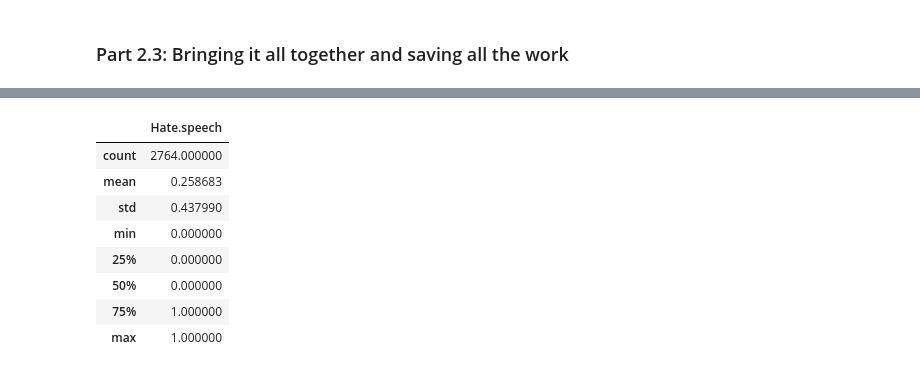
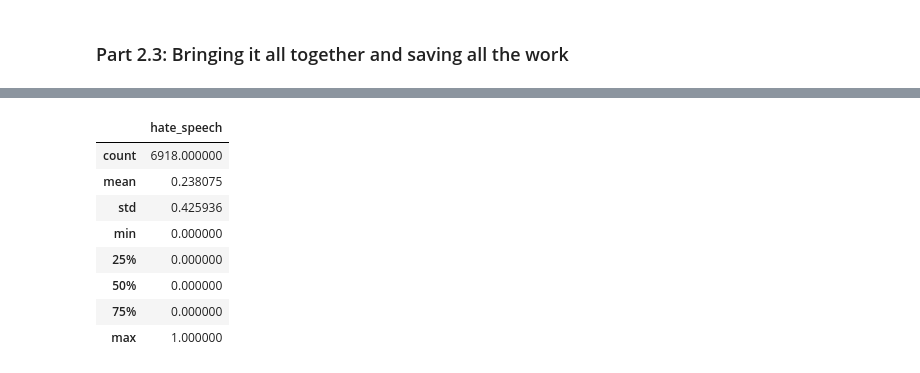
Before and after one commit to luciananobrega/hate_speech_detector, a Jupyter notebook: code/getting_data.ipynb, the cells around one changed output, grey strips where cells are left out. Saved outputs shown, nothing was run; the diff lists cells and outputs as text; code cells hidden in the pictures.

```diff
--- a/code/getting_data.ipynb
+++ b/code/getting_data.ipynb
@@ -97,2 +83,3 @@ dataset_fortuna.describe()
 # %%
-dataset_fortuna
+dataset_fortuna = dataset_fortuna[['text', 'Hate.speech']]
+dataset_fortuna.columns = ['text', 'hate_speech']
@@ -113,6 +86 @@ dataset_fortuna
-# %%
-# dropping all NA values, we'll delete those tweets that are not available anymore.
-# as we can't check the content, I prefered to drop them.
-dataset_fortuna.loc[dataset_fortuna["data"] == 'NA', "data"] = pd.NaT
-dataset_fortuna = dataset_fortuna.dropna()
 # %%
@@ -145,10 +102,10 @@ dataset_fortuna.describe()
 # %% [markdown]
 ### Part 2.2: Change dataset_depelle to same format as dataset_fortuna
 # %%
-cols = dataset_depelle.columns.tolist()
+cols = dataset_depelle_2.columns.tolist()
 cols = cols[::-1] #reverting cols
-dataset_depelle = dataset_depelle[cols]
-dataset_depelle['class'] = dataset_depelle['class'].map({'yes': 1, 'no': 0})
-dataset_depelle.columns = ['data', 'Hate.speech']
-dataset_depelle.head()
+dataset_depelle_2 = dataset_depelle_2[cols]
+dataset_depelle_2['class'] = dataset_depelle_2['class'].map({'yes': 1, 'no': 0})
+dataset_depelle_2.columns = ['text', 'hate_speech']
+dataset_depelle_2
 # %% [output]
@@ -161,6 +146,6 @@ dataset_depelle.head()
 # %% [markdown]
 ### Part 2.3: Bringing it all together and saving all the work
 # %%
-full_dataset =  pd.concat([dataset_fortuna, dataset_depelle], ignore_index=True)
-full_dataset
+full_dataset_2 = pd.concat([dataset_fortuna, dataset_depelle_2], ignore_index=True)
+full_dataset_2
 # %% [output]
@@ -173,12 +182,12 @@ full_dataset
 # %%
-full_dataset.describe()
+full_dataset_2.describe()
 # %% [output]
-|  | Hate.speech |
-| count | 2764.000000 |
-| mean | 0.258683 |
-| std | 0.437990 |
+|  | hate_speech |
+| count | 6918.000000 |
+| mean | 0.238075 |
+| std | 0.425936 |
 | min | 0.000000 |
 | 25% | 0.000000 |
 | 50% | 0.000000 |
-| 75% | 1.000000 |
+| 75% | 0.000000 |
 | max | 1.000000 |
```
Also changed, not shown: parts of 21 cells of this notebook, 12 other files.
